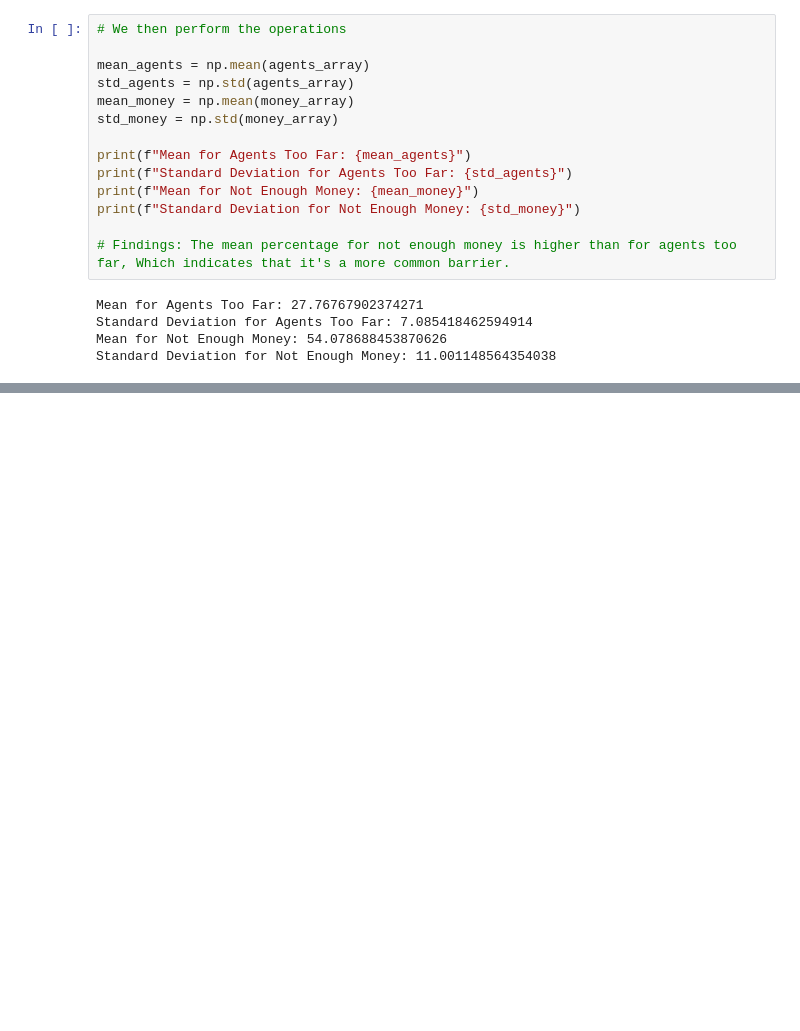
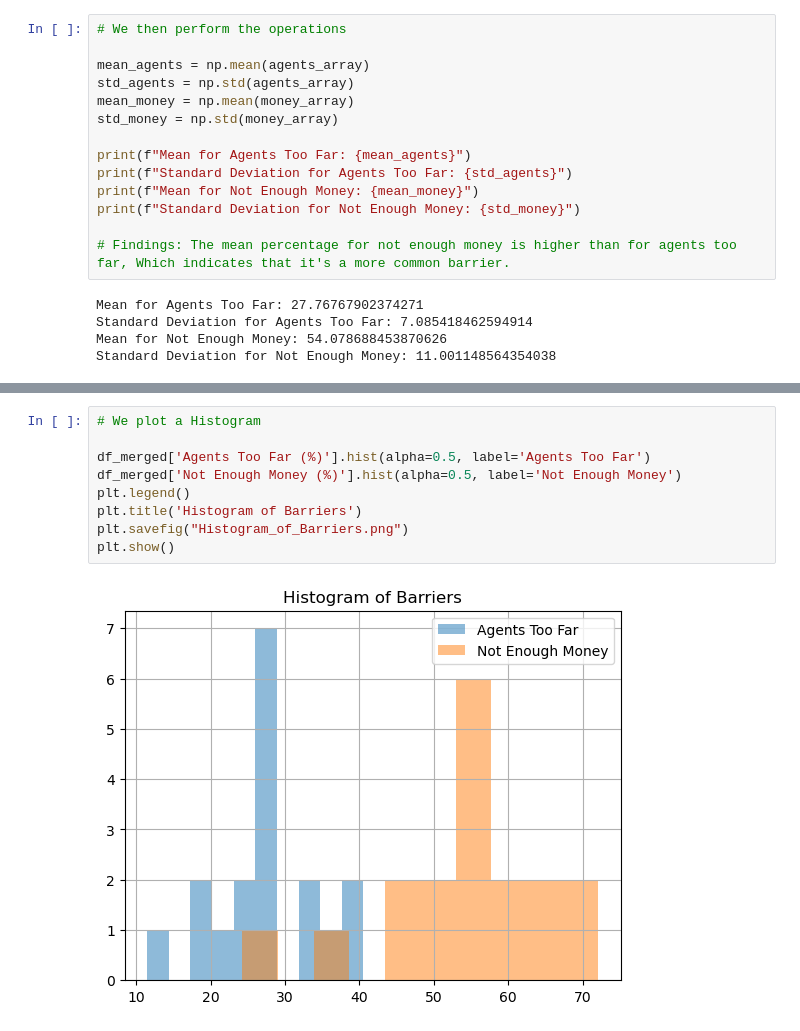
Before and after one commit to Nkosinathiz/Financial-Barriers-to-Mobile-Money, a Jupyter notebook: FinacialBarriers.ipynb, the cells around one changed output, grey strips where cells are left out. Saved outputs shown, nothing was run; the diff lists cells and outputs as text; blank space fills up the shorter version.

```diff
--- a/FinacialBarriers.ipynb
+++ b/FinacialBarriers.ipynb
@@ -155,0 +195,11 @@ Standard Deviation for Not Enough Money: 11.001148564354038
+# %%
+# We plot a Histogram
+
+df_merged['Agents Too Far (%)'].hist(alpha=0.5, label='Agents Too Far')
+df_merged['Not Enough Money (%)'].hist(alpha=0.5, label='Not Enough Money')
+plt.legend()
+plt.title('Histogram of Barriers')
+plt.savefig("Histogram_of_Barriers.png")
+plt.show()
+# %% [output]
+[figure, added]
```
Also changed, not shown: parts of 7 cells of this notebook, 3 other files.
